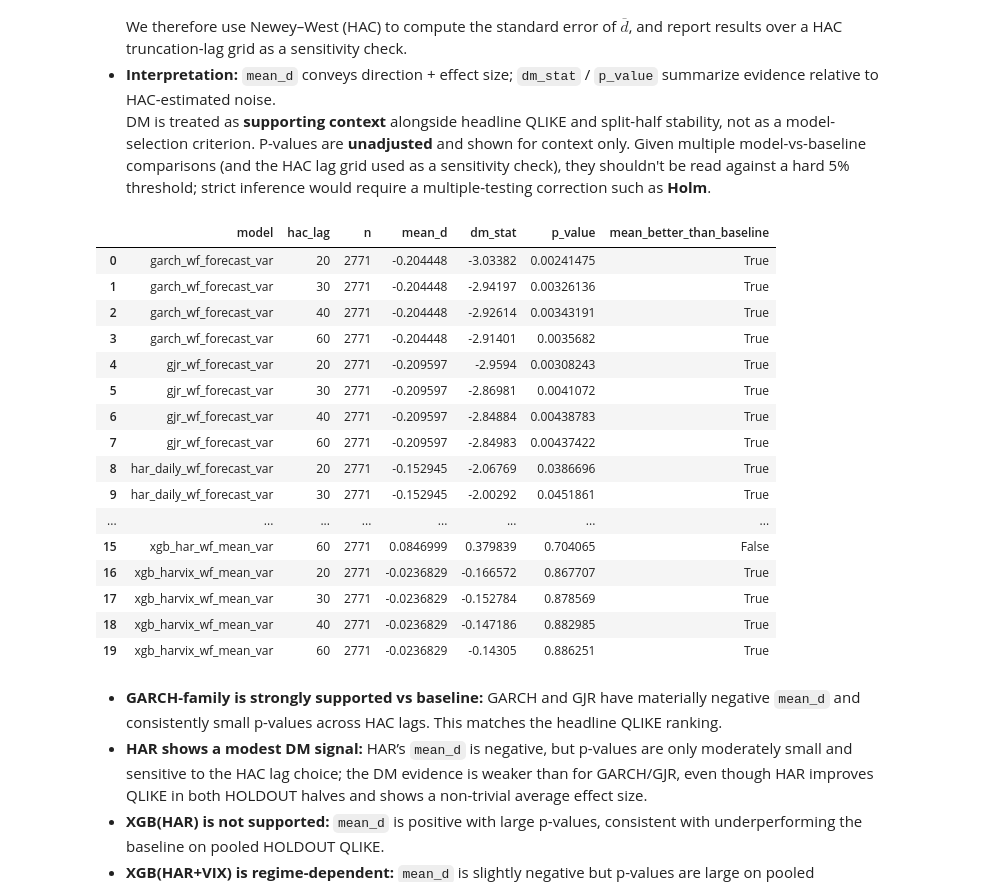
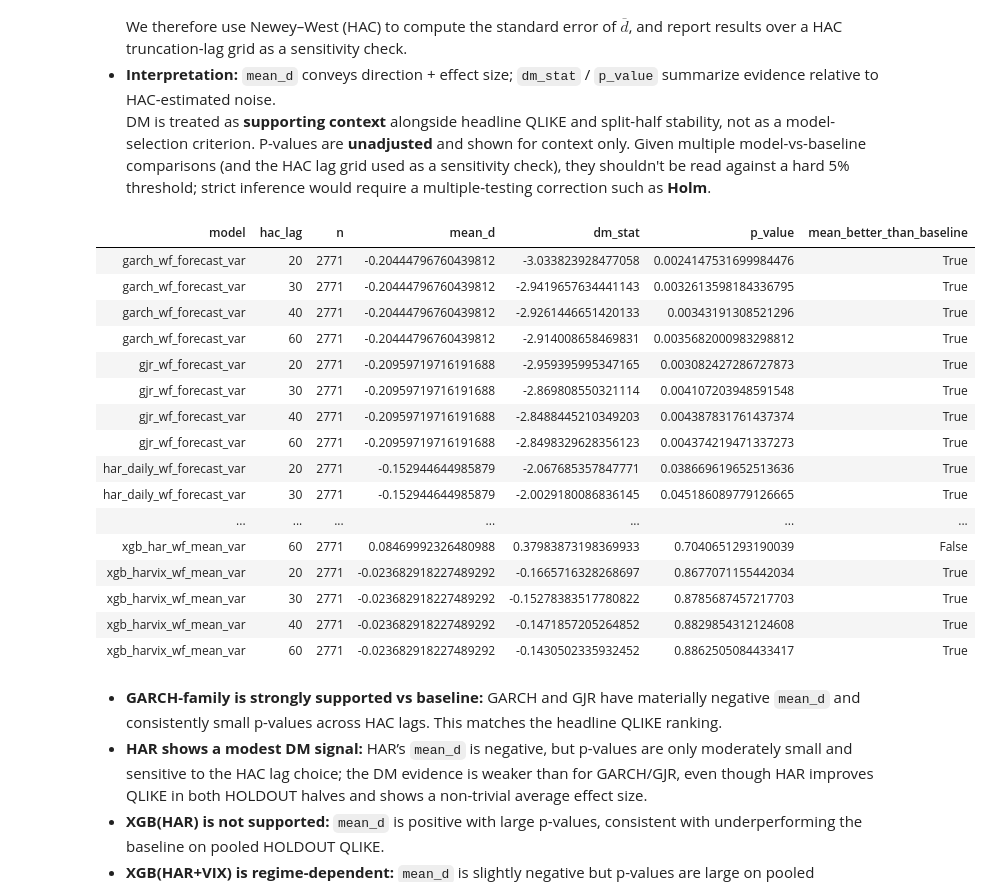
Before and after one commit to MJG-10/vol-forecast-and-control, a Jupyter notebook: notebooks/01_results.ipynb, the cells around one changed output. Cells and saved outputs as stored; diff of their text form; code cells hidden in the pictures.

```diff
--- a/notebooks/01_results.ipynb
+++ b/notebooks/01_results.ipynb
@@ -19,12 +19,19 @@ from vol_forecast.runner.experiment_pipeline import build_experiment_df
 from vol_forecast.runner.experiment import compute_experiment_report
 from vol_forecast.models_tuning.tuning import tune_xgb_params_pre_holdout
 
-from vol_forecast.runner.report_io import console_report, plot_report, save_report_csvs
-
 pd.set_option("display.max_columns", 200)
 pd.set_option("display.width", 140)
 pd.set_option("display.max_rows", 200)
 pd.set_option("display.float_format", lambda x: f"{x:,.6g}")
+
+def _fmt_cell(x):
+    if isinstance(x, (np.floating, float)):
+        x = float(x)
+        return f"{x:,.0f}" if x.is_integer() else str(x)
+    return str(x)
+
+def show_df(df: pd.DataFrame) -> None:
+    display(df.style.hide(axis="index").format(_fmt_cell))
 # %% [markdown]
 ## Overview
 
@@ -359,25 +366,25 @@ We report Diebold–Mariano (DM) tests comparing each model’s QLIKE loss serie
 - **Interpretation:** `mean_d` conveys direction + effect size; `dm_stat` / `p_value` summarize evidence relative to HAC-estimated noise.
   DM is treated as **supporting context** alongside headline QLIKE and split-half stability, not as a model-selection criterion. P-values are **unadjusted** and shown for context only. Given multiple model-vs-baseline comparisons (and the HAC lag grid used as a sensitivity check), they shouldn't be read against a hard 5% threshold; strict inference would require a multiple-testing correction such as **Holm**.
 # %%
-display(report["dm"])
+show_df(report["dm"])
 # %% [output]
-|  | model | hac_lag | n | mean_d | dm_stat | p_value | mean_better_than_baseline |
-| 0 | garch_wf_forecast_var | 20 | 2771 | -0.204448 | -3.03382 | 0.00241475 | True |
-| 1 | garch_wf_forecast_var | 30 | 2771 | -0.204448 | -2.94197 | 0.00326136 | True |
-| 2 | garch_wf_forecast_var | 40 | 2771 | -0.204448 | -2.92614 | 0.00343191 | True |
-| 3 | garch_wf_forecast_var | 60 | 2771 | -0.204448 | -2.91401 | 0.0035682 | True |
-| 4 | gjr_wf_forecast_var | 20 | 2771 | -0.209597 | -2.9594 | 0.00308243 | True |
-| 5 | gjr_wf_forecast_var | 30 | 2771 | -0.209597 | -2.86981 | 0.0041072 | True |
-| 6 | gjr_wf_forecast_var | 40 | 2771 | -0.209597 | -2.84884 | 0.00438783 | True |
-| 7 | gjr_wf_forecast_var | 60 | 2771 | -0.209597 | -2.84983 | 0.00437422 | True |
-| 8 | har_daily_wf_forecast_var | 20 | 2771 | -0.152945 | -2.06769 | 0.0386696 | True |
-| 9 | har_daily_wf_forecast_var | 30 | 2771 | -0.152945 | -2.00292 | 0.0451861 | True |
-| ... | ... | ... | ... | ... | ... | ... | ... |
-| 15 | xgb_har_wf_mean_var | 60 | 2771 | 0.0846999 | 0.379839 | 0.704065 | False |
-| 16 | xgb_harvix_wf_mean_var | 20 | 2771 | -0.0236829 | -0.166572 | 0.867707 | True |
-| 17 | xgb_harvix_wf_mean_var | 30 | 2771 | -0.0236829 | -0.152784 | 0.878569 | True |
-| 18 | xgb_harvix_wf_mean_var | 40 | 2771 | -0.0236829 | -0.147186 | 0.882985 | True |
-| 19 | xgb_harvix_wf_mean_var | 60 | 2771 | -0.0236829 | -0.14305 | 0.886251 | True |
+| model | hac_lag | n | mean_d | dm_stat | p_value | mean_better_than_baseline |
+| garch_wf_forecast_var | 20 | 2771 | -0.20444796760439812 | -3.033823928477058 | 0.0024147531699984476 | True |
+| garch_wf_forecast_var | 30 | 2771 | -0.20444796760439812 | -2.9419657634441143 | 0.0032613598184336795 | True |
+| garch_wf_forecast_var | 40 | 2771 | -0.20444796760439812 | -2.9261446651420133 | 0.00343191308521296 | True |
+| garch_wf_forecast_var | 60 | 2771 | -0.20444796760439812 | -2.914008658469831 | 0.0035682000983298812 | True |
+| gjr_wf_forecast_var | 20 | 2771 | -0.20959719716191688 | -2.959395995347165 | 0.003082427286727873 | True |
+| gjr_wf_forecast_var | 30 | 2771 | -0.20959719716191688 | -2.869808550321114 | 0.004107203948591548 | True |
+| gjr_wf_forecast_var | 40 | 2771 | -0.20959719716191688 | -2.8488445210349203 | 0.004387831761437374 | True |
+| gjr_wf_forecast_var | 60 | 2771 | -0.20959719716191688 | -2.8498329628356123 | 0.004374219471337273 | True |
+| har_daily_wf_forecast_var | 20 | 2771 | -0.152944644985879 | -2.067685357847771 | 0.038669619652513636 | True |
+| har_daily_wf_forecast_var | 30 | 2771 | -0.152944644985879 | -2.0029180086836145 | 0.045186089779126665 | True |
+| ... | ... | ... | ... | ... | ... | ... |
+| xgb_har_wf_mean_var | 60 | 2771 | 0.08469992326480988 | 0.37983873198369933 | 0.7040651293190039 | False |
+| xgb_harvix_wf_mean_var | 20 | 2771 | -0.023682918227489292 | -0.1665716328268697 | 0.8677071155442034 | True |
+| xgb_harvix_wf_mean_var | 30 | 2771 | -0.023682918227489292 | -0.15278383517780822 | 0.8785687457217703 | True |
+| xgb_harvix_wf_mean_var | 40 | 2771 | -0.023682918227489292 | -0.1471857205264852 | 0.8829854312124608 | True |
+| xgb_harvix_wf_mean_var | 60 | 2771 | -0.023682918227489292 | -0.1430502335932452 | 0.8862505084433417 | True |
 # %% [markdown]
 - **GARCH-family is strongly supported vs baseline:** GARCH and GJR have materially negative `mean_d` and consistently small p-values across HAC lags. This matches the headline QLIKE ranking.
 - **HAR shows a modest DM signal:** HAR’s `mean_d` is negative, but p-values are only moderately small and sensitive to the HAC lag choice; the DM evidence is weaker than for GARCH/GJR, even though HAR improves QLIKE in both HOLDOUT halves and shows a non-trivial average effect size.
```
Also changed, not shown: parts of 9 cells of this notebook.
